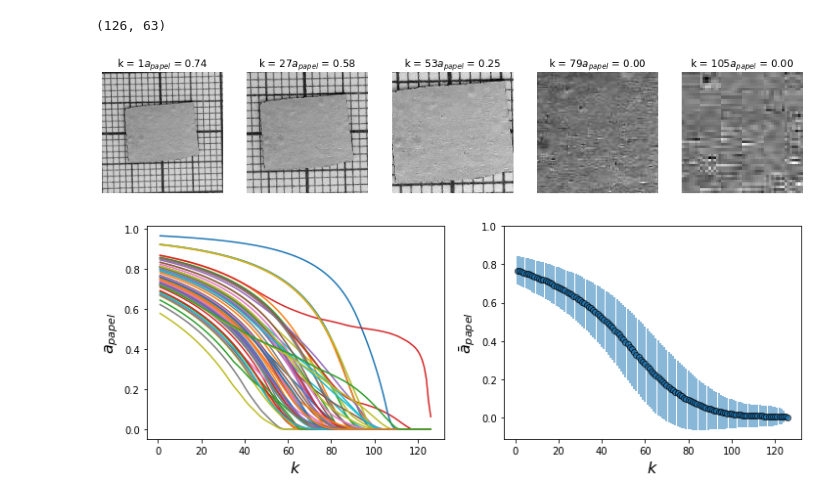
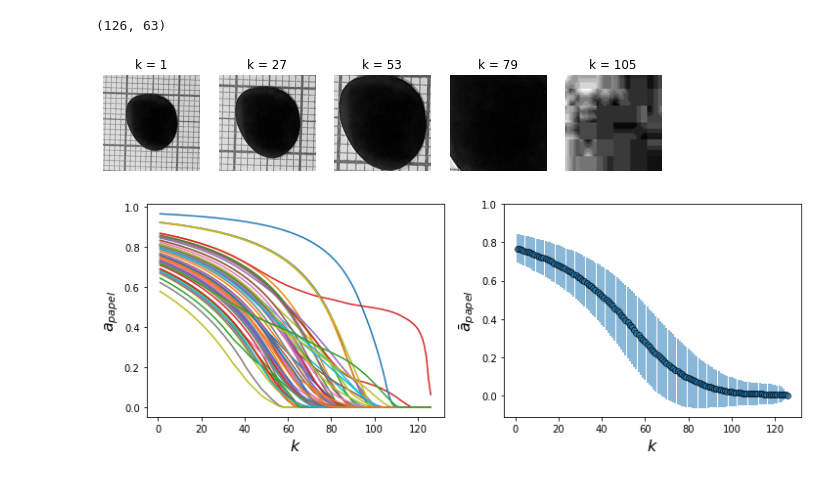
Before and after one commit to JairoSSantos/PAC-project, a Jupyter notebook: cnn/notebooks/scale-detection.ipynb, the cells around one changed output. Saved outputs shown, nothing was run; the diff lists cells and outputs as text; code cells hidden in the pictures.

```diff
--- a/cnn/notebooks/scale-detection.ipynb
+++ b/cnn/notebooks/scale-detection.ipynb
@@ -425,13 +528,13 @@ a_papel.shape
 (126, 63)
 # %%
 N = 5
-fig = plt.figure(figsize=(15, 3))
+fig = plt.figure(figsize=(10, 2))
 for i, k_i in enumerate(k[::len(k)//N+1]):
     fig.add_subplot(1, 5, i+1)
-    vs.plot_image(images[0, k_i:-k_i, k_i:-k_i], cmap='gray')
-    plt.title(f'k = {k_i}'+ r'$a_{papel}$'+ f' = {a_papel[k_i == k, 0][0]:.2f}')
+    vs.plot_image(img[k_i:-k_i, k_i:-k_i], cmap='gray')
+    plt.title(f'k = {k_i}')
 # %% [output]
-[figure, old version]
+[figure, new version]
 # %%
 fig, (ax1, ax2) = plt.subplots(1, 2, figsize=(12, 4))
 ax1.plot(k, a_papel)
```
Also changed, not shown: parts of 13 cells of this notebook, 2 other files.
